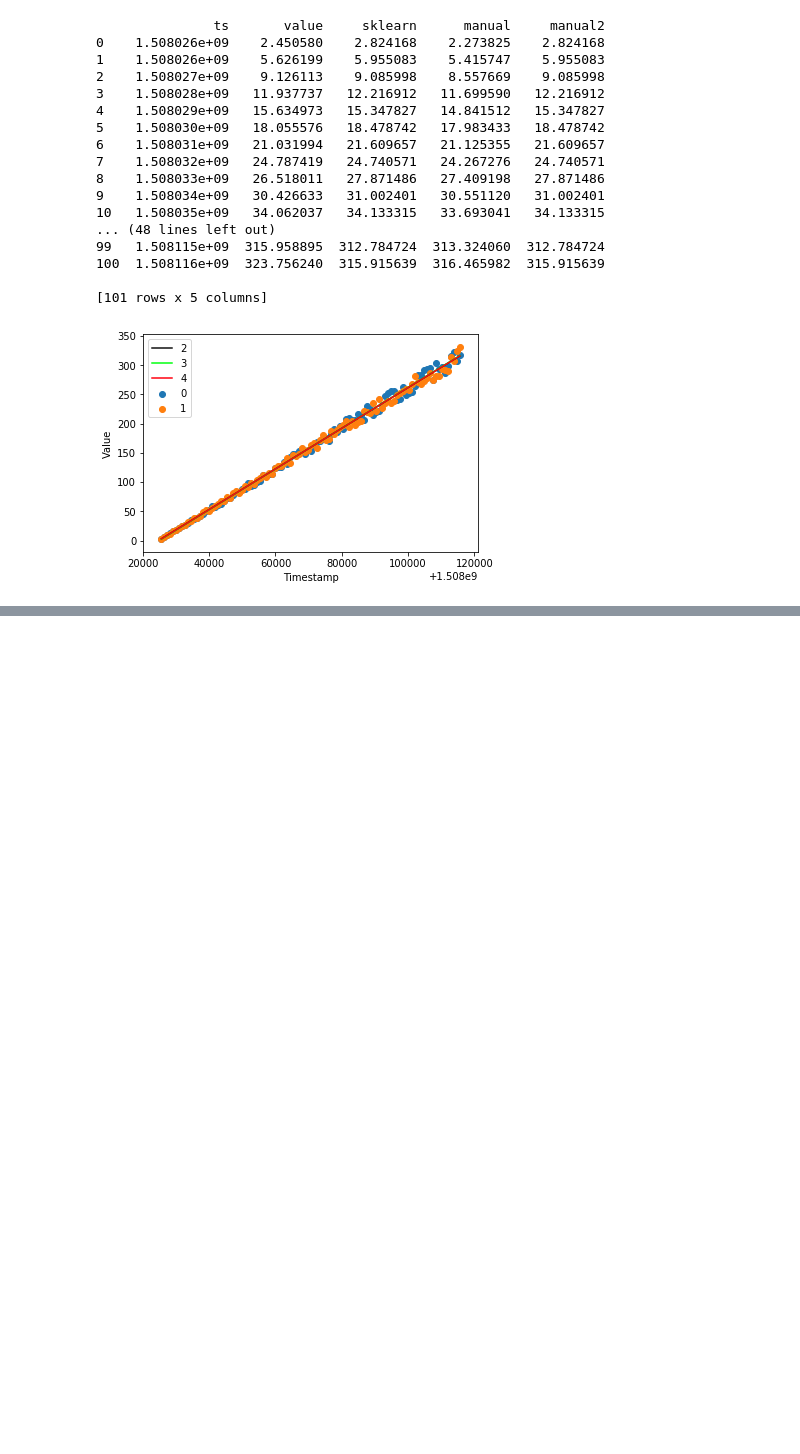
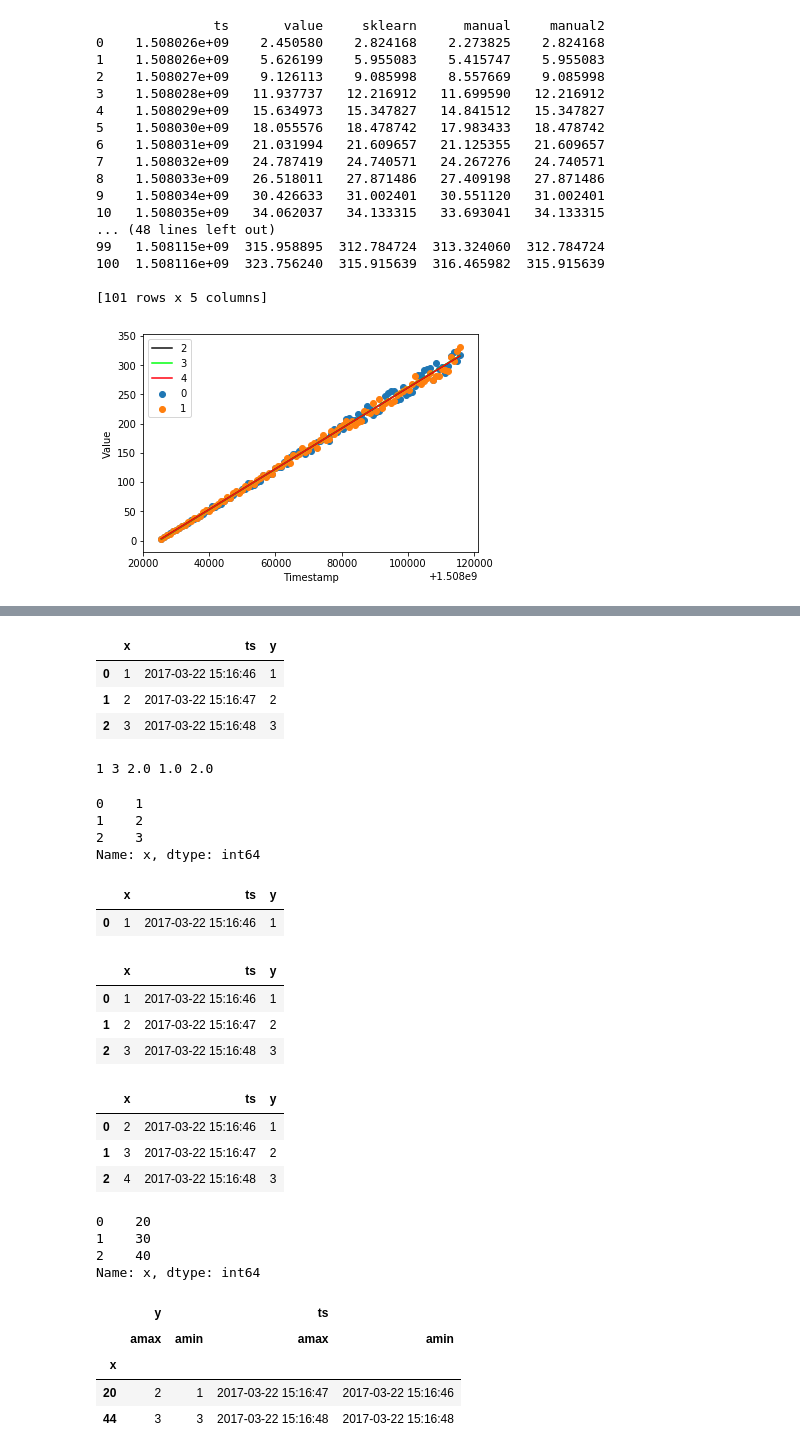
Before and after one commit to zimin2000/experiments, a Jupyter notebook: linear_data_regression/LinearRegression.ipynb, the cells around one changed output, grey strips where cells are left out. Drawn from its saved outputs; the diff is of its cells as text; code cells hidden in the pictures; blank space fills up the shorter version.

```diff
--- a/linear_data_regression/LinearRegression.ipynb
+++ b/linear_data_regression/LinearRegression.ipynb
@@ -174,0 +193,13 @@ plt.show()
+# %%
+a = pd.DataFrame([1,2,3], columns=["x"])
+b = a.copy()
+
+b["ts"] = pd.to_datetime(b["x"] + 1490195805, unit='s')
+
+print(b.describe(include = 'all'))
+
+print(b.columns)
+
+print(b.shape)
+
+b.head()
@@ -174,0 +251,30 @@ plt.show()
+# %%
+c.sort_values(by=["x", "y"], ascending=True).head()
+# %% [output]
+|  | x | ts | y |
+| 0 | 1 | 2017-03-22 15:16:46 | 1 |
+| 1 | 2 | 2017-03-22 15:16:47 | 2 |
+| 2 | 3 | 2017-03-22 15:16:48 | 3 |
+# %%
+print(c['x'].min(), c['x'].max(), c['x'].mean(), c['x'].std(), c['x'].median())
+# %% [output]
+1 3 2.0 1.0 2.0
+# %%
+c['x']
+# %% [output]
+0    1
+1    2
+2    3
+Name: x, dtype: int64
+# %%
+c[c['x']==1]
+# %% [output]
+|  | x | ts | y |
+| 0 | 1 | 2017-03-22 15:16:46 | 1 |
+# %%
+c.loc[0:2, 'x':'y']
+# %% [output]
+|  | x | ts | y |
+| 0 | 1 | 2017-03-22 15:16:46 | 1 |
+| 1 | 2 | 2017-03-22 15:16:47 | 2 |
+| 2 | 3 | 2017-03-22 15:16:48 | 3 |
@@ -174,0 +283,14 @@ plt.show()
+# %%
+c
+# %% [output]
+|  | x | ts | y |
+| 0 | 2 | 2017-03-22 15:16:46 | 1 |
+| 1 | 3 | 2017-03-22 15:16:47 | 2 |
+| 2 | 4 | 2017-03-22 15:16:48 | 3 |
+# %%
+c['x'].map(lambda x: x*10)
+# %% [output]
+0    20
+1    30
+2    40
+Name: x, dtype: int64
@@ -174,0 +300,8 @@ plt.show()
+# %%
+d.groupby('x')['y', 'ts'].agg([np.max, np.min])
+# %% [output]
+|  | y |  | ts |  |
+|  | amax | amin | amax | amin |
+| x |  |  |  |  |
+| 20 | 2 | 1 | 2017-03-22 15:16:47 | 2017-03-22 15:16:46 |
+| 44 | 3 | 3 | 2017-03-22 15:16:48 | 2017-03-22 15:16:48 |
```
Also changed, not shown: parts of 16 cells of this notebook.
